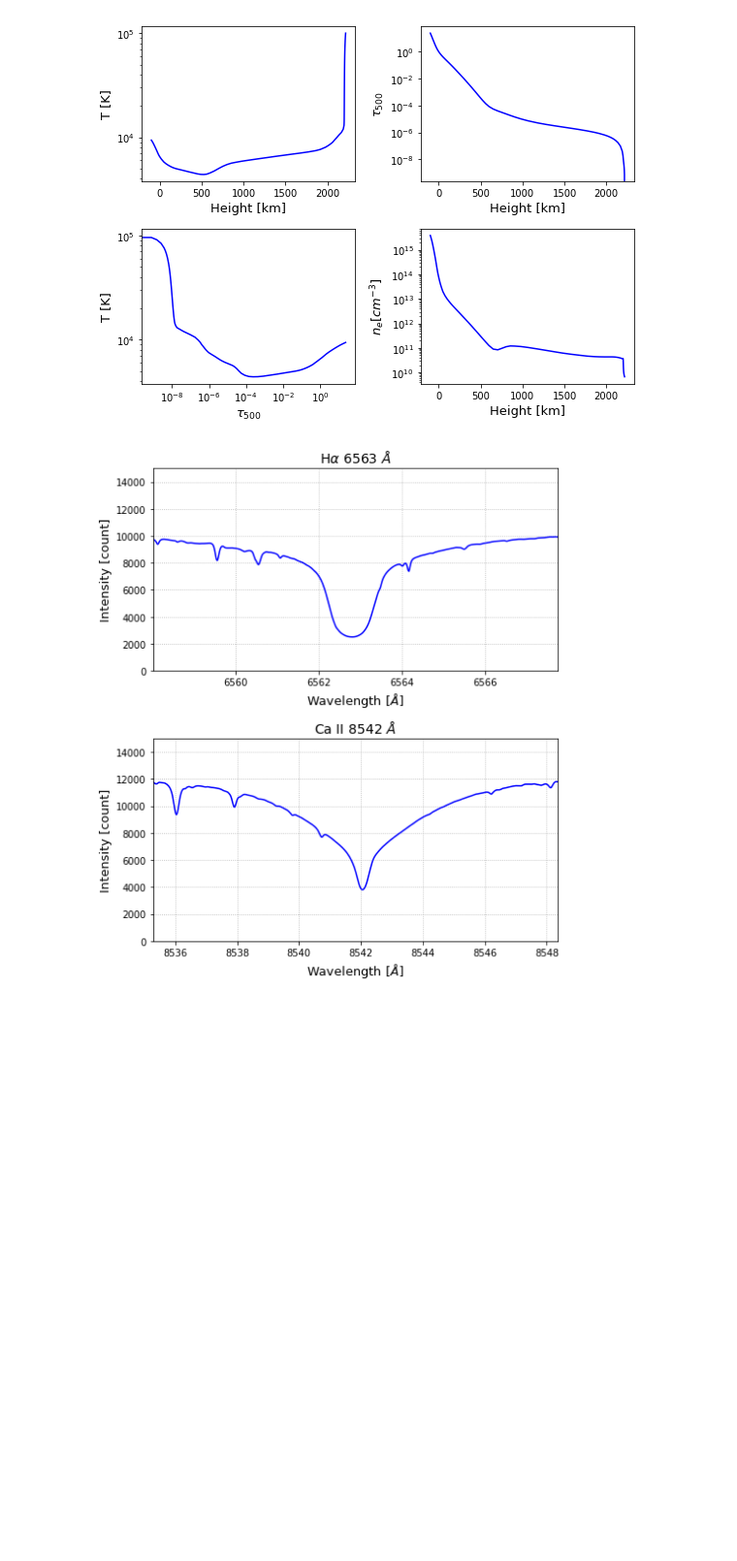
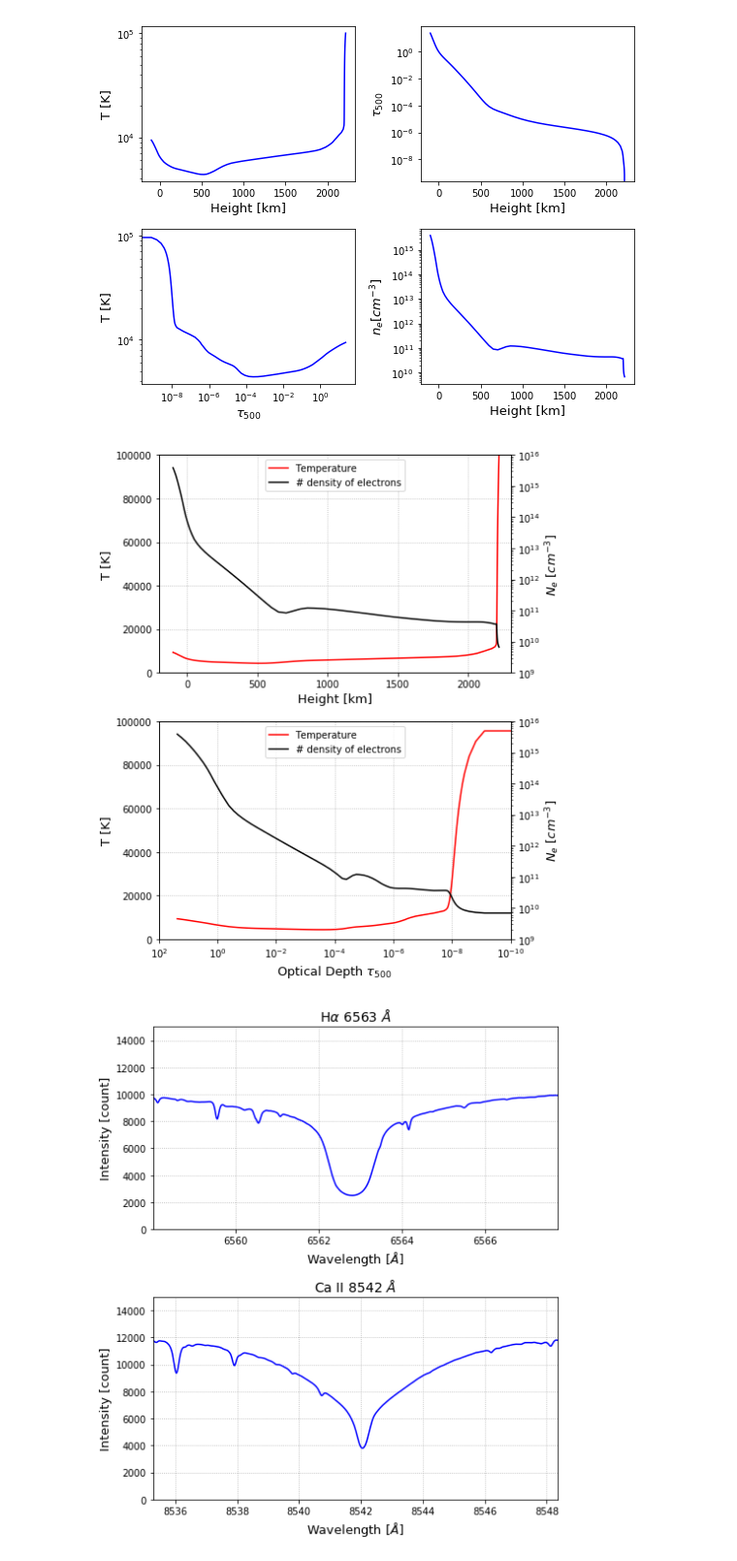
Before and after one commit to guidesk/lab2, a Jupyter notebook: lab_project_2.ipynb, the cells around one changed output. Shown: that part at 97% size. Saved outputs shown, nothing was run; the diff lists cells and outputs as text; code cells hidden in the pictures; blank space fills up the shorter version.

```diff
--- a/lab_project_2.ipynb
+++ b/lab_project_2.ipynb
@@ -128,4 +128,55 @@ fig.tight_layout()
 plt.show()
 # %% [output]
 [figure]
+# %%
+# Plot the model with modified features!
+
+# set figures
+fig, ax = plt.subplots(2, 2, figsize=(7,8))
+fsize = 13 #font size
+
+# height to temperature and n_el
+ax0 = ax[0].twinx()
+line_T = ax[0].plot(HEIGHTS, TEMPERATURE, 'r', label='Temperature')
+line_Nel = ax0.plot(HEIGHTS, N_ELECTRON, 'k', label='# density of electrons')
+
+ax[0].set_xlabel('Height [km]', fontsize=fsize)
+ax[0].set_ylabel('T [K]', fontsize=fsize)
+ax0.set_ylabel(r'$N_e$ [$cm^{-3}$]', fontsize=fsize)
+
+ax[0].set_xlim(-200,2300)
+ax[0].set_ylim(0, 1e5)
+ax0.set_ylim(1e9, 1e16)
+ax0.set_yscale('log')
+ax[0].grid(ls=':')
+
+lines = line_T + line_Nel
+labels = [l.get_label() for l in lines]
+plt.legend(lines, labels, loc=9)
+
+# optical depth to temperature and n_el
+ax1 = ax[1].twinx()
+line_T = ax[1].plot(TAU_500, TEMPERATURE, 'r', label='Temperature')
+line_Nel = ax1.plot(TAU_500, N_ELECTRON, 'k', label='# density of electrons')
+
+ax[1].set_xlabel(r'Optical Depth $\tau_{500}$', fontsize=fsize)
+ax[1].set_ylabel('T [K]', fontsize=fsize)
+ax1.set_ylabel(r'$N_e$ [$cm^{-3}$]', fontsize=fsize)
+
+ax[1].set_xlim(1e2, 1e-10)
+ax[1].set_ylim(0, 1e5)
+ax1.set_ylim(1e9, 1e16)
+ax[1].set_xscale('log')
+ax1.set_yscale('log')
+ax[1].grid(ls=':')
+
+lines = line_T + line_Nel
+labels = [l.get_label() for l in lines]
+plt.legend(lines, labels, loc=9)
+
+fig.tight_layout()
+#plt.savefig('.pdf', format='pdf', dpi=1000)
+plt.show()
+# %% [output]
+[figure, added]
 # %%
```
Also changed, not shown: parts of 13 cells of this notebook.
